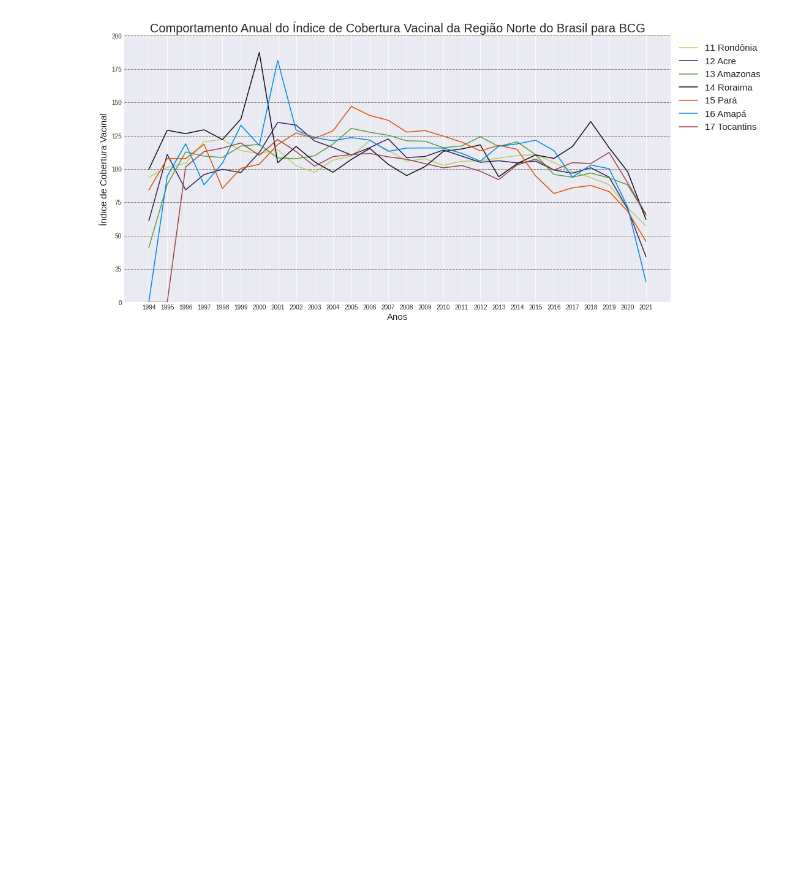
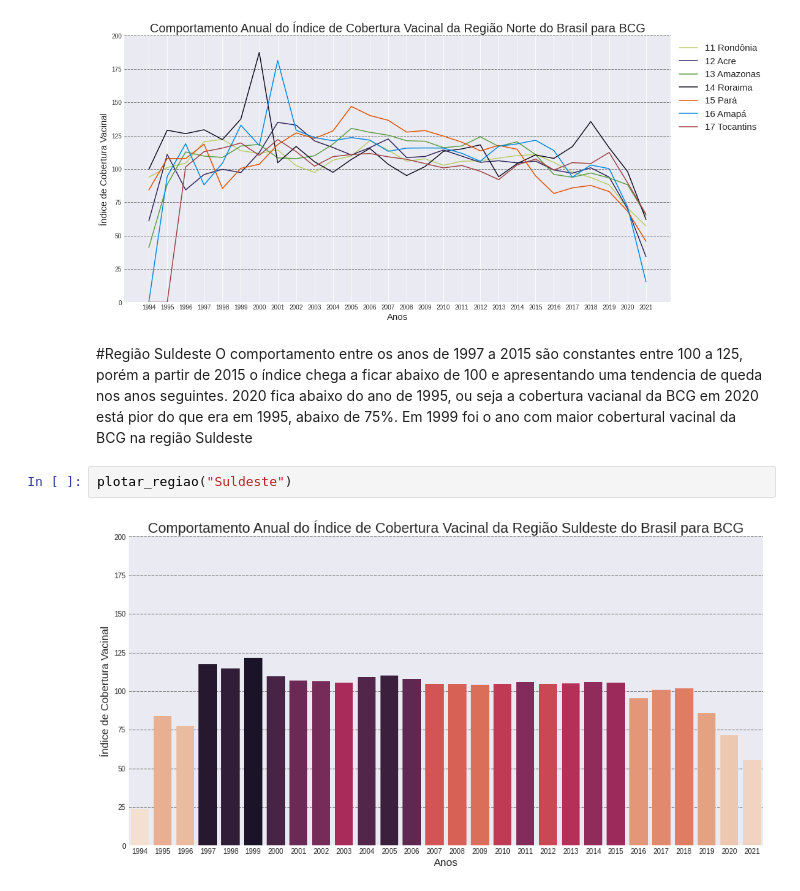
Before and after one commit to laugustovieira/imunizacao, a Jupyter notebook: imunizacao.ipynb, the cells around one changed output. Cells and saved outputs as stored; diff of their text form; blank space fills up the shorter version.

```diff
--- a/imunizacao.ipynb
+++ b/imunizacao.ipynb
@@ -269,3 +273,10 @@ plotar_regiao("Norte")
 plotar_estados("Norte")
 # %% [output]
 [figure]
+# %% [markdown]
+#Região Suldeste
+O comportamento entre os anos de 1997 a 2015 são constantes entre 100 a 125, porém a partir de 2015 o índice chega a ficar abaixo de 100 e apresentando uma tendencia de queda nos anos seguintes. 2020 fica abaixo do ano de 1995, ou seja a cobertura vacianal da BCG em 2020 está pior do que era em 1995, abaixo de 75%. Em 1999 foi o ano com maior cobertural vacinal da BCG na região Suldeste
+# %%
+plotar_regiao("Suldeste")
+# %% [output]
+[figure, added]
```
Also changed, not shown: parts of 19 cells of this notebook.
